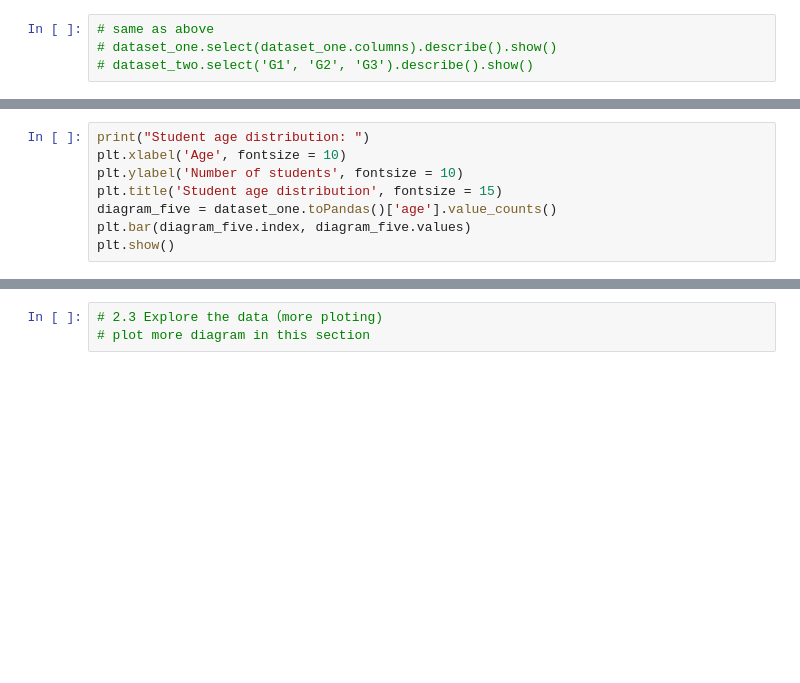
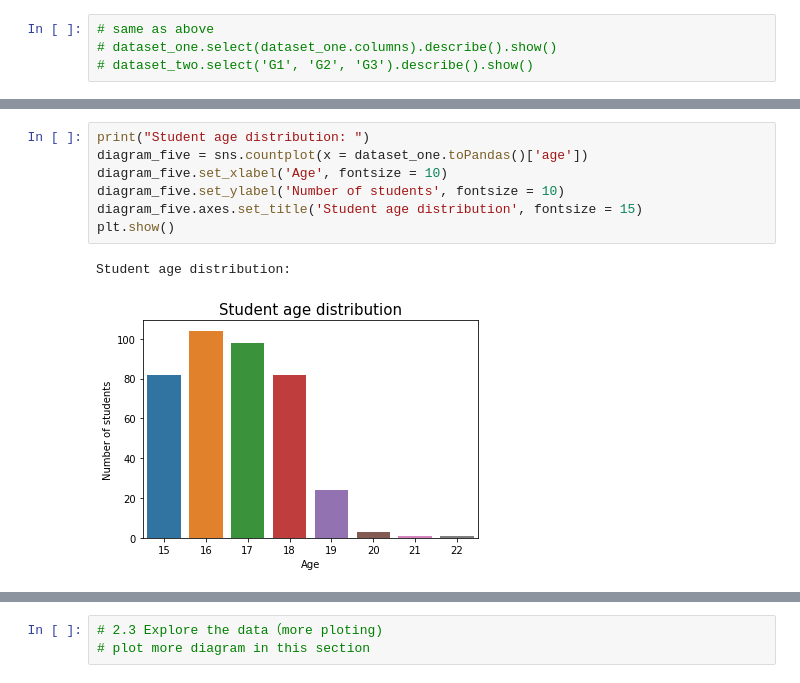
Before and after one commit to zwu047/Infosys722-Iteration4, a Jupyter notebook: Iteration4.ipynb, the cells around one changed output, grey strips where cells are left out. Saved outputs shown, nothing was run; the diff lists cells and outputs as text; blank space fills up the shorter version.

```diff
--- a/Iteration4.ipynb
+++ b/Iteration4.ipynb
@@ -90,11 +138,13 @@ print('Number of female students:', len(dataset_one.toPandas()[dataset_one.toPan
 # %%
 print("Student age distribution: ")
-plt.xlabel('Age', fontsize = 10)
-plt.ylabel('Number of students', fontsize = 10)
-plt.title('Student age distribution', fontsize = 15)
-diagram_five = dataset_one.toPandas()['age'].value_counts()
-plt.bar(diagram_five.index, diagram_five.values)
+diagram_five = sns.countplot(x = dataset_one.toPandas()['age'])
+diagram_five.set_xlabel('Age', fontsize = 10)
+diagram_five.set_ylabel('Number of students', fontsize = 10)
+diagram_five.axes.set_title('Student age distribution', fontsize = 15)
 plt.show()
+# %% [output]
+Student age distribution:
+[figure, added]
 # %%
 print("Student in Urban or rural areas distribution")
 plt.xlabel('Area', fontsize = 10)
```
Also changed, not shown: parts of 39 cells of this notebook.
